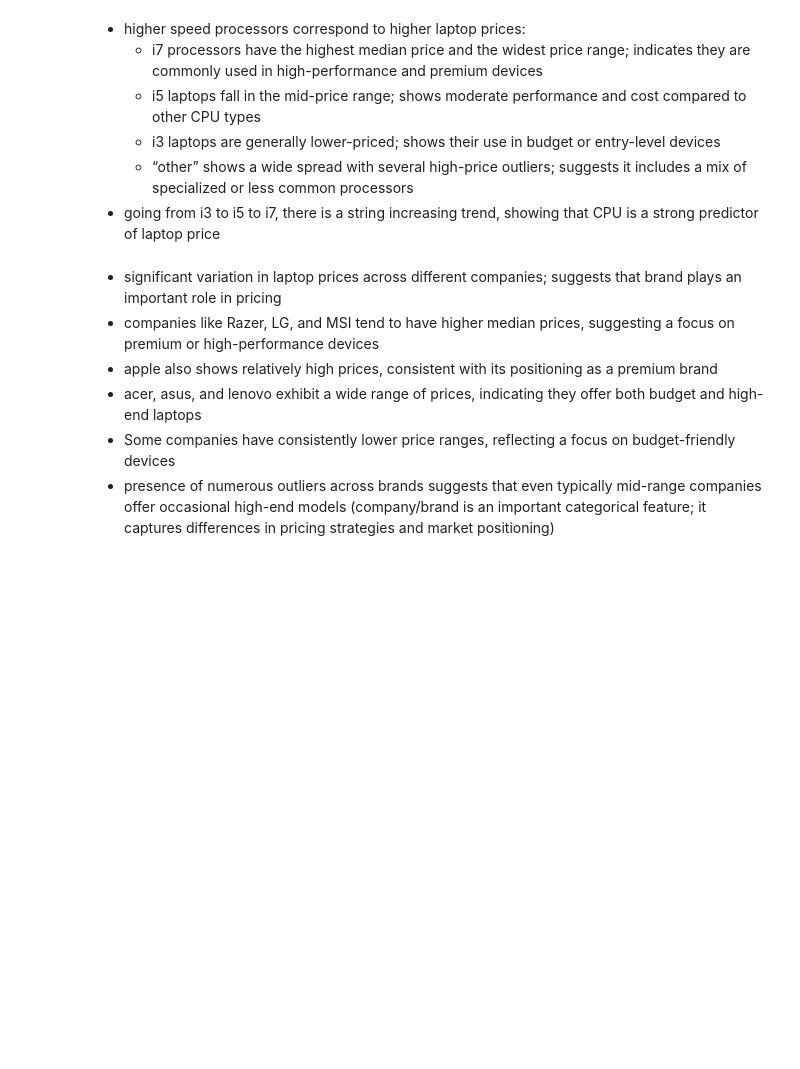
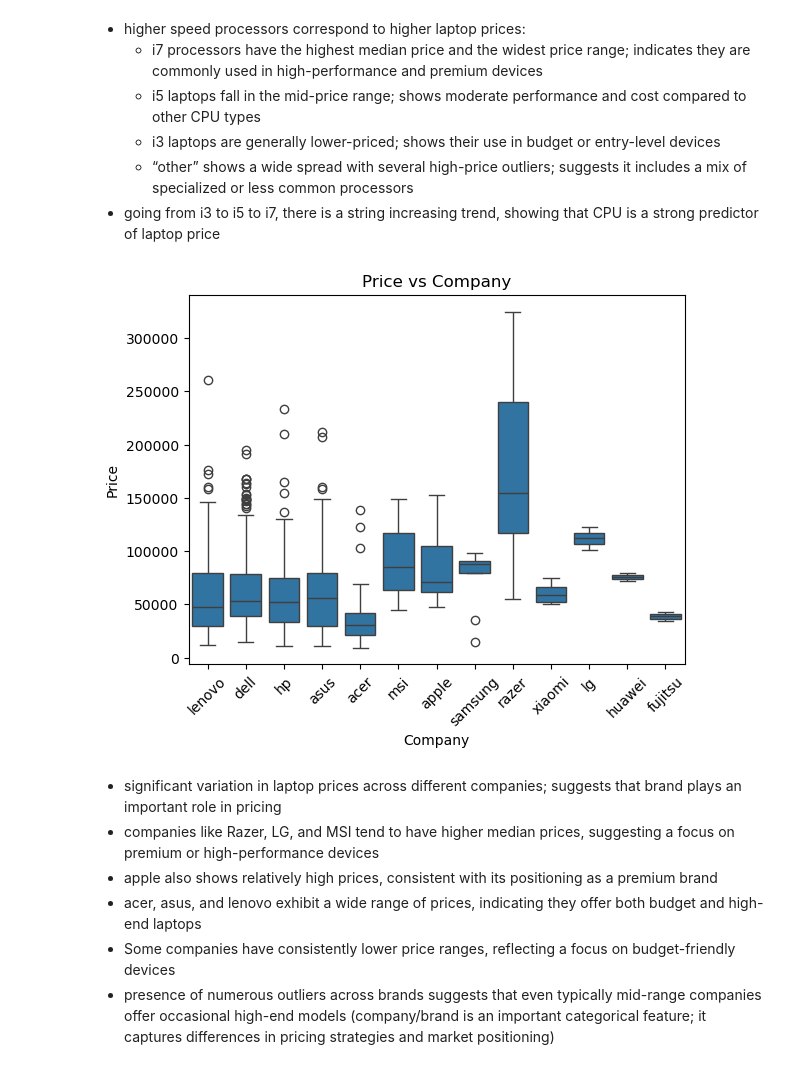
Before and after one commit to nishka-shah/Laptop-Prices, a Jupyter notebook: notebooks/eda.ipynb, the cells around one changed output. Drawn from its saved outputs; the diff is of its cells as text; code cells hidden in the pictures; blank space fills up the shorter version.

Commit message:
added data from new data, added a new graph to eda

```diff
--- a/notebooks/eda.ipynb
+++ b/notebooks/eda.ipynb
@@ -139,10 +147,13 @@ plt.show()
 # %%
 # Price vs Company
 plt.figure()
-sns.boxplot(x=df["Company"], y=df["Price"])
+company_order = df["Company"].value_counts().index
+sns.boxplot(x=df["Company"], y=df["Price"], order=company_order)
 plt.title("Price vs Company")
 plt.xticks(rotation=45)
 plt.show()
+# %% [output]
+[figure, added]
 # %% [markdown]
 - significant variation in laptop prices across different companies; suggests that brand plays an important role in pricing
 - companies like Razer, LG, and MSI tend to have higher median prices, suggesting a focus on premium or high-performance devices
```
Also changed, not shown: parts of 6 cells of this notebook, 1 other file.
